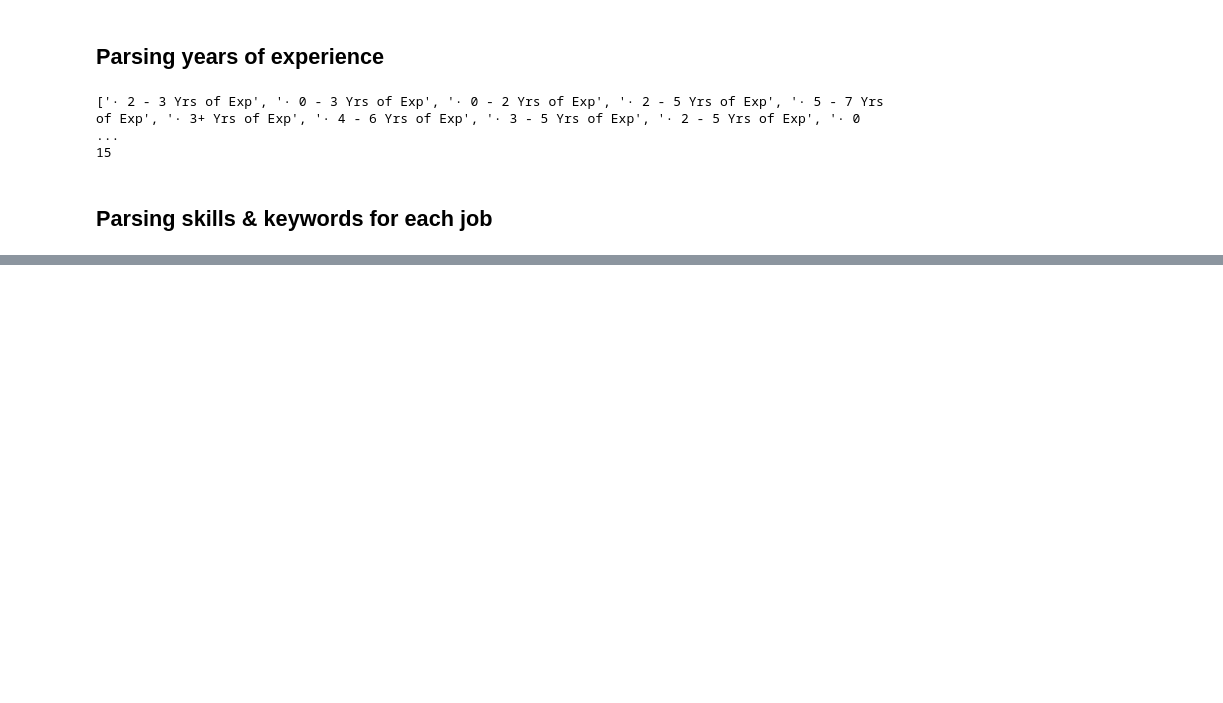
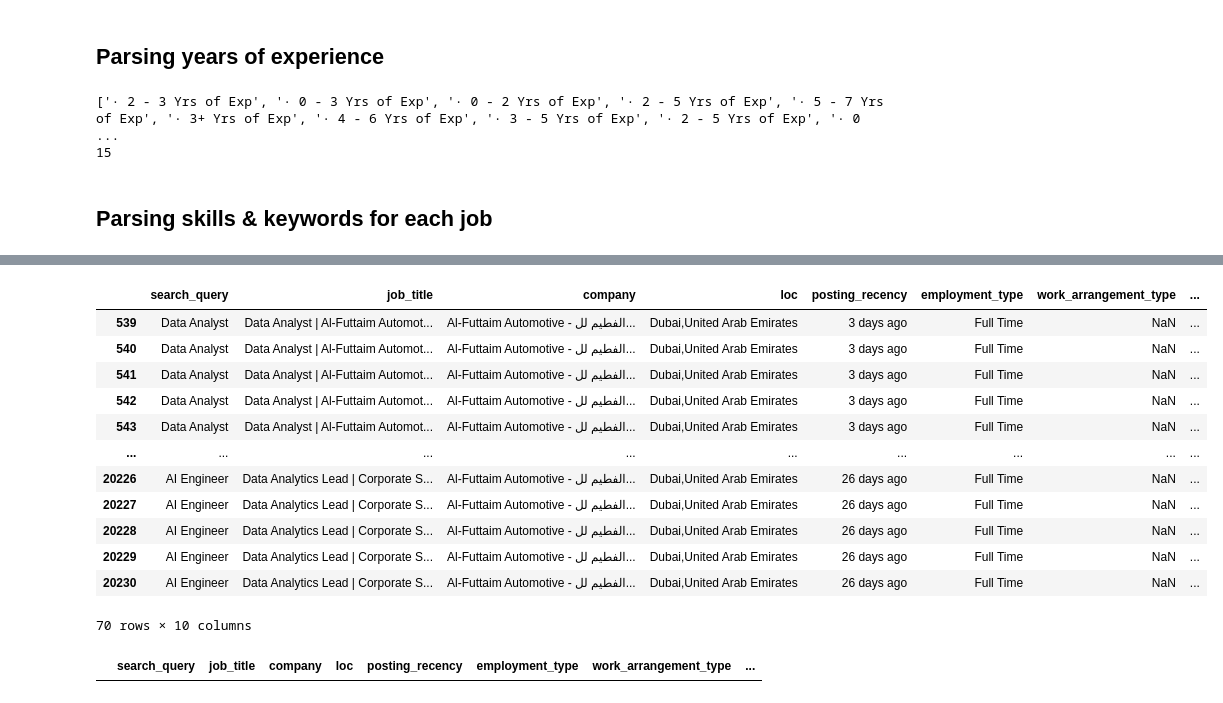
Before and after one commit to hvmdy808/Jobify, a Jupyter notebook: notebooks/eda.ipynb, the cells around one changed output, grey strips where cells are left out. Saved outputs shown, nothing was run; the diff lists cells and outputs as text; code cells hidden in the pictures; blank space fills up the shorter version.

```diff
--- a/notebooks/eda.ipynb
+++ b/notebooks/eda.ipynb
@@ -260,0 +409,20 @@ print(len(skills))
+# %%
+df[df['company'].str.contains('Al-Futtaim Automotive -')]
+# %% [output]
+|  | search_query | job_title | company | loc | posting_recency | employment_type | work_arrangement_type | ... |
+| 539 | Data Analyst | Data Analyst | Al-Futtaim Automot... | Al-Futtaim Automotive - الفطيم لل... | Dubai,United Arab Emirates | 3 days ago | Full Time | NaN | ... |
+| 540 | Data Analyst | Data Analyst | Al-Futtaim Automot... | Al-Futtaim Automotive - الفطيم لل... | Dubai,United Arab Emirates | 3 days ago | Full Time | NaN | ... |
+| 541 | Data Analyst | Data Analyst | Al-Futtaim Automot... | Al-Futtaim Automotive - الفطيم لل... | Dubai,United Arab Emirates | 3 days ago | Full Time | NaN | ... |
+| 542 | Data Analyst | Data Analyst | Al-Futtaim Automot... | Al-Futtaim Automotive - الفطيم لل... | Dubai,United Arab Emirates | 3 days ago | Full Time | NaN | ... |
+| 543 | Data Analyst | Data Analyst | Al-Futtaim Automot... | Al-Futtaim Automotive - الفطيم لل... | Dubai,United Arab Emirates | 3 days ago | Full Time | NaN | ... |
+| ... | ... | ... | ... | ... | ... | ... | ... | ... |
+| 20226 | AI Engineer | Data Analytics Lead | Corporate S... | Al-Futtaim Automotive - الفطيم لل... | Dubai,United Arab Emirates | 26 days ago | Full Time | NaN | ... |
+| 20227 | AI Engineer | Data Analytics Lead | Corporate S... | Al-Futtaim Automotive - الفطيم لل... | Dubai,United Arab Emirates | 26 days ago | Full Time | NaN | ... |
+| 20228 | AI Engineer | Data Analytics Lead | Corporate S... | Al-Futtaim Automotive - الفطيم لل... | Dubai,United Arab Emirates | 26 days ago | Full Time | NaN | ... |
+| 20229 | AI Engineer | Data Analytics Lead | Corporate S... | Al-Futtaim Automotive - الفطيم لل... | Dubai,United Arab Emirates | 26 days ago | Full Time | NaN | ... |
+| 20230 | AI Engineer | Data Analytics Lead | Corporate S... | Al-Futtaim Automotive - الفطيم لل... | Dubai,United Arab Emirates | 26 days ago | Full Time | NaN | ... |
+70 rows × 10 columns
+# %%
+df[df['posting_recency'].str.contains('&#038;')]
+# %% [output]
+|  | search_query | job_title | company | loc | posting_recency | employment_type | work_arrangement_type | ... |
```
Also changed, not shown: parts of 83 cells of this notebook.
